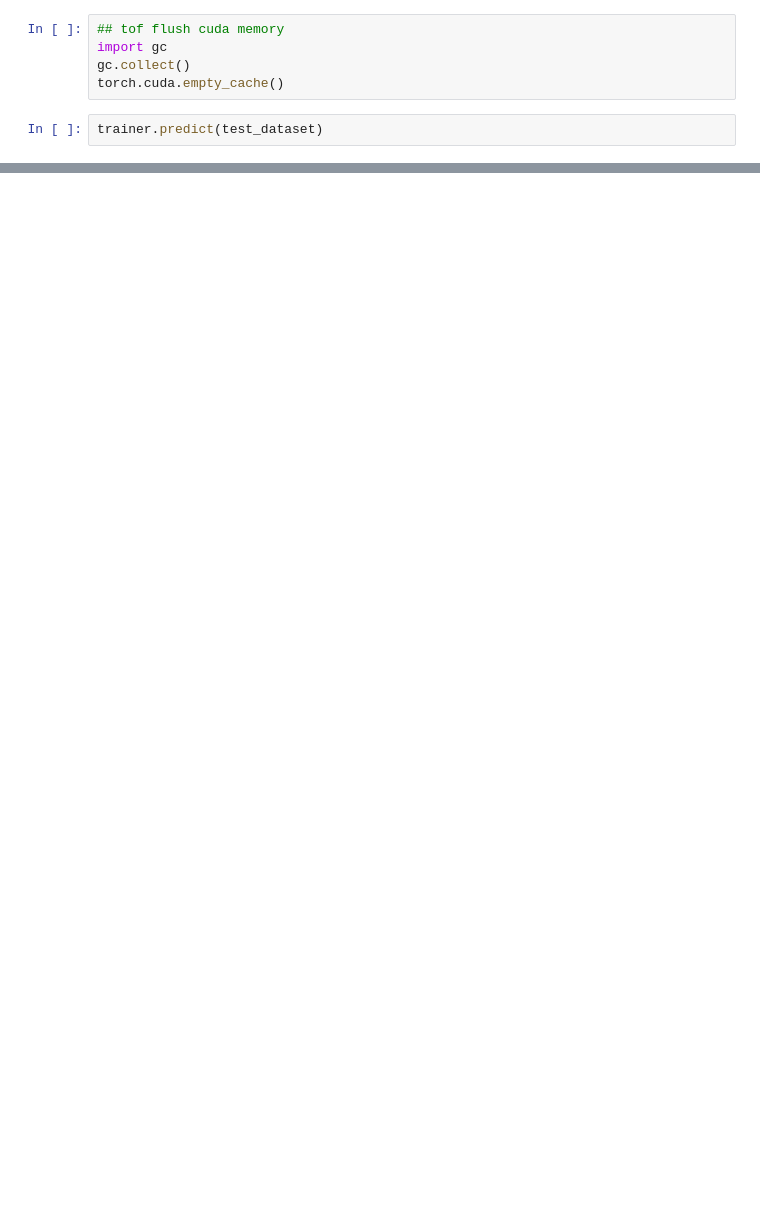
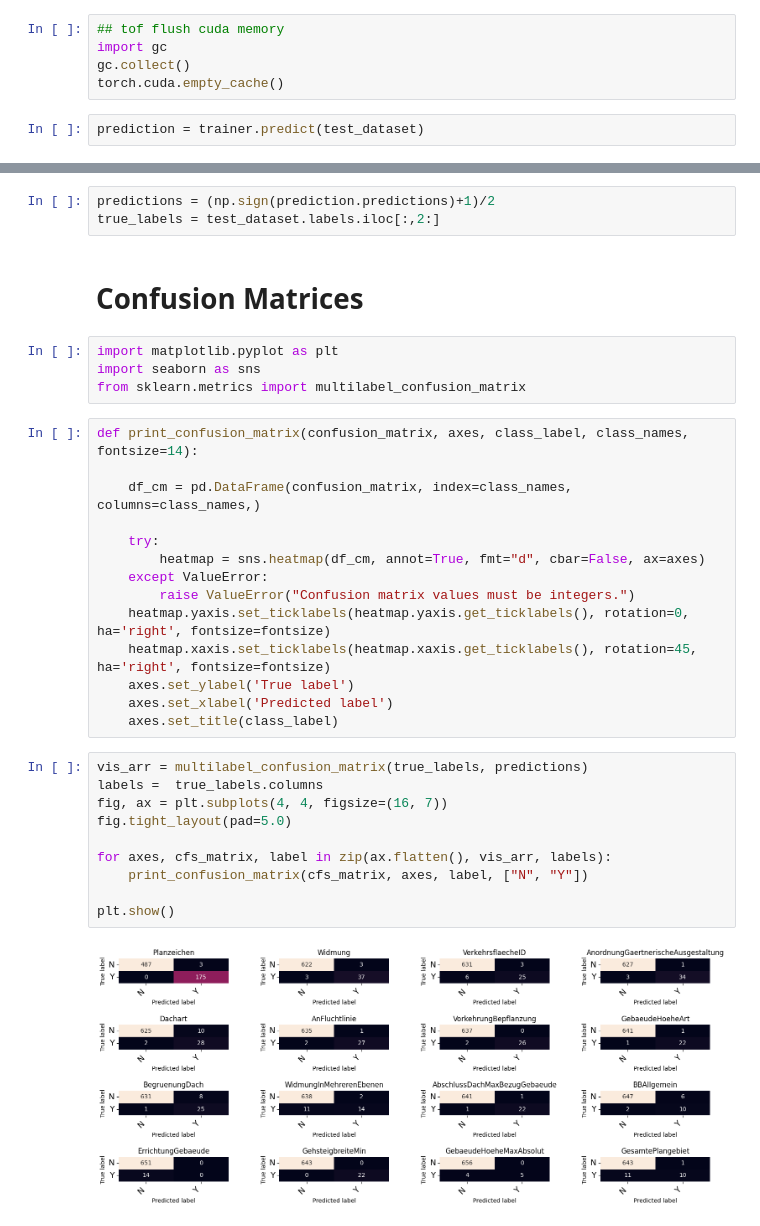
Before and after one commit to WebSchw/Tempo, a Jupyter notebook: docs/milestone2.ipynb, the cells around one changed output, grey strips where cells are left out. Cells and saved outputs as stored; diff of their text form; blank space fills up the shorter version.

Commit message:
confusion matrices in notebook

```diff
--- a/docs/milestone2.ipynb
+++ b/docs/milestone2.ipynb
@@ -188,7 +191,7 @@ import gc
 gc.collect()
 torch.cuda.empty_cache()
 # %%
-trainer.predict(test_dataset)
+prediction = trainer.predict(test_dataset)
 # %% [output]
 ***** Running Prediction *****
   Num examples = 665
@@ -214,0 +222,35 @@ PredictionOutput(predictions=array([[-2.227153  , -3.183923  , -2.8014703 , ...,
+# %%
+predictions = (np.sign(prediction.predictions)+1)/2
+true_labels = test_dataset.labels.iloc[:,2:]
+# %% [markdown]
+# Confusion Matrices
+# %%
+import matplotlib.pyplot as plt
+import seaborn as sns
+from sklearn.metrics import multilabel_confusion_matrix
+# %%
+def print_confusion_matrix(confusion_matrix, axes, class_label, class_names, fontsize=14):
+
+    df_cm = pd.DataFrame(confusion_matrix, index=class_names, columns=class_names,)
+
+    try:
+        heatmap = sns.heatmap(df_cm, annot=True, fmt="d", cbar=False, ax=axes)
+    except ValueError:
+        raise ValueError("Confusion matrix values must be integers.")
+    heatmap.yaxis.set_ticklabels(heatmap.yaxis.get_ticklabels(), rotation=0, ha='right', fontsize=fontsize)
+    heatmap.xaxis.set_ticklabels(heatmap.xaxis.get_ticklabels(), rotation=45, ha='right', fontsize=fontsize)
+    axes.set_ylabel('True label')
+    axes.set_xlabel('Predicted label')
+    axes.set_title(class_label)
+# %%
+vis_arr = multilabel_confusion_matrix(true_labels, predictions)
+labels =  true_labels.columns
+fig, ax = plt.subplots(4, 4, figsize=(16, 7))
+fig.tight_layout(pad=5.0)
+
+for axes, cfs_matrix, label in zip(ax.flatten(), vis_arr, labels):
+    print_confusion_matrix(cfs_matrix, axes, label, ["N", "Y"])
+
+plt.show()
+# %% [output]
+[figure, added]
```
Also changed, not shown: parts of 6 cells of this notebook, 1 other file.
